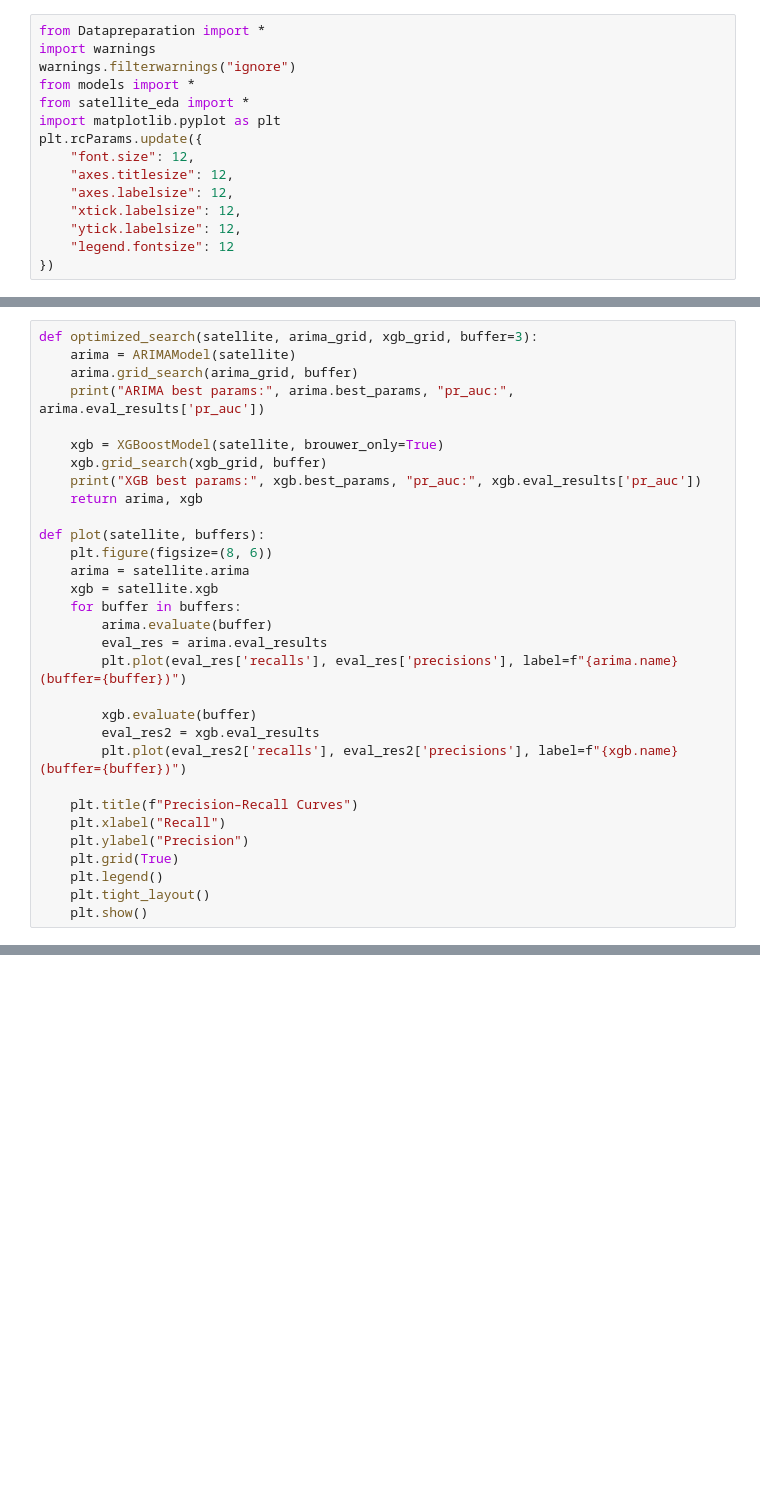
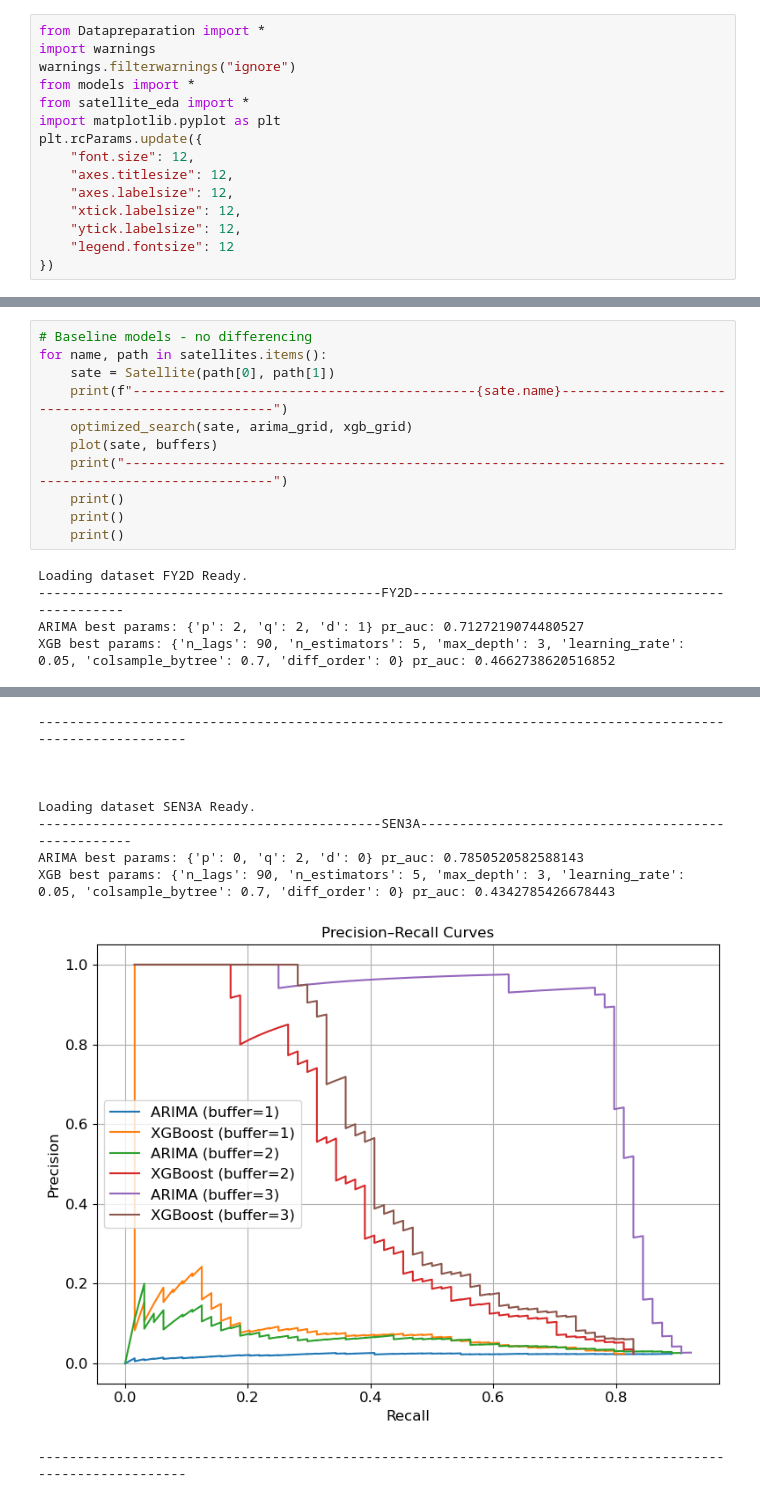
Before and after one commit to wh01019/Research_project, a Jupyter notebook: Evaluation-regular.ipynb, the cells around one changed output, grey strips where cells are left out. Drawn from its saved outputs; the diff is of its cells as text; blank space fills up the shorter version.

```diff
--- a/Evaluation-regular.ipynb
+++ b/Evaluation-regular.ipynb
@@ -34,31 +66,16 @@ buffers = [1,2,3]  # days
-# %%
-def optimized_search(satellite, arima_grid, xgb_grid, buffer=3):
-    arima = ARIMAModel(satellite)
-    arima.grid_search(arima_grid, buffer)
-    print("ARIMA best params:", arima.best_params, "pr_auc:", arima.eval_results['pr_auc'])
-
-    xgb = XGBoostModel(satellite, brouwer_only=True)
-    xgb.grid_search(xgb_grid, buffer)
-    print("XGB best params:", xgb.best_params, "pr_auc:", xgb.eval_results['pr_auc'])
-    return arima, xgb
-
-def plot(satellite, buffers):
-    plt.figure(figsize=(8, 6))
-    arima = satellite.arima
-    xgb = satellite.xgb
-    for buffer in buffers:
-        arima.evaluate(buffer)
-        eval_res = arima.eval_results
-        plt.plot(eval_res['recalls'], eval_res['precisions'], label=f"{arima.name} (buffer={buffer})")
-
-        xgb.evaluate(buffer)
-        eval_res2 = xgb.eval_results
-        plt.plot(eval_res2['recalls'], eval_res2['precisions'], label=f"{xgb.name} (buffer={buffer})")
-
-    plt.title(f"Precision–Recall Curves")
-    plt.xlabel("Recall")
-    plt.ylabel("Precision")
-    plt.grid(True)
-    plt.legend()
-    plt.tight_layout()
-    plt.show()
+# %%
+# Baseline models - no differencing
+for name, path in satellites.items():
+    sate = Satellite(path[0], path[1])
+    print(f"--------------------------------------------{sate.name}---------------------------------------------------")
+    optimized_search(sate, arima_grid, xgb_grid)
+    plot(sate, buffers)
+    print("-----------------------------------------------------------------------------------------------------------")
+    print()
+    print()
+    print()
+# %% [output]
+Loading dataset FY2D Ready.
+--------------------------------------------FY2D---------------------------------------------------
+ARIMA best params: {'p': 2, 'q': 2, 'd': 1} pr_auc: 0.7127219074480527
+XGB best params: {'n_lags': 90, 'n_estimators': 5, 'max_depth': 3, 'learning_rate': 0.05, 'colsample_bytree': 0.7, 'diff_order': 0} pr_auc: 0.4662738620516852
@@ -65 +92,11 @@ def plot(satellite, buffers):
+-----------------------------------------------------------------------------------------------------------
+
+
+
+Loading dataset SEN3A Ready.
+--------------------------------------------SEN3A---------------------------------------------------
+ARIMA best params: {'p': 0, 'q': 2, 'd': 0} pr_auc: 0.7850520582588143
+XGB best params: {'n_lags': 90, 'n_estimators': 5, 'max_depth': 3, 'learning_rate': 0.05, 'colsample_bytree': 0.7, 'diff_order': 0} pr_auc: 0.4342785426678443
+[figure, added]
+-----------------------------------------------------------------------------------------------------------
 # %%
```
Also changed, not shown: parts of 3 cells of this notebook, 3 other files.
